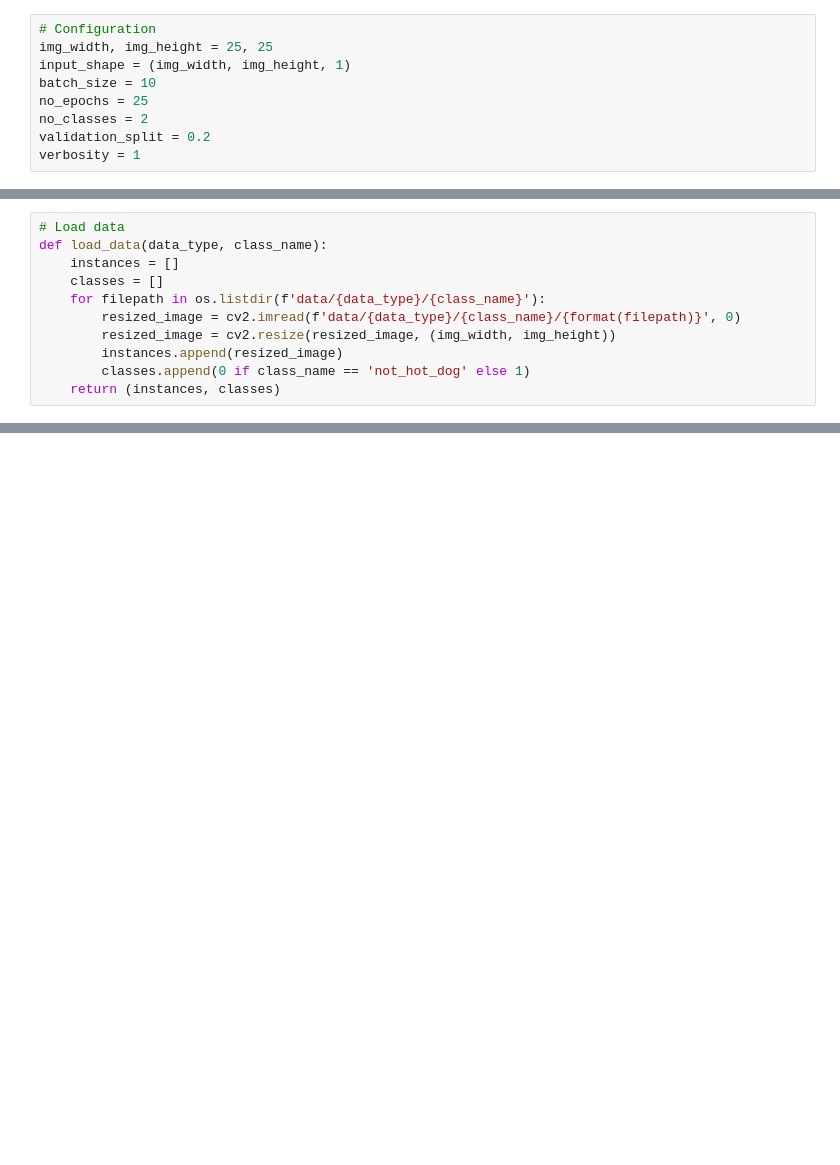
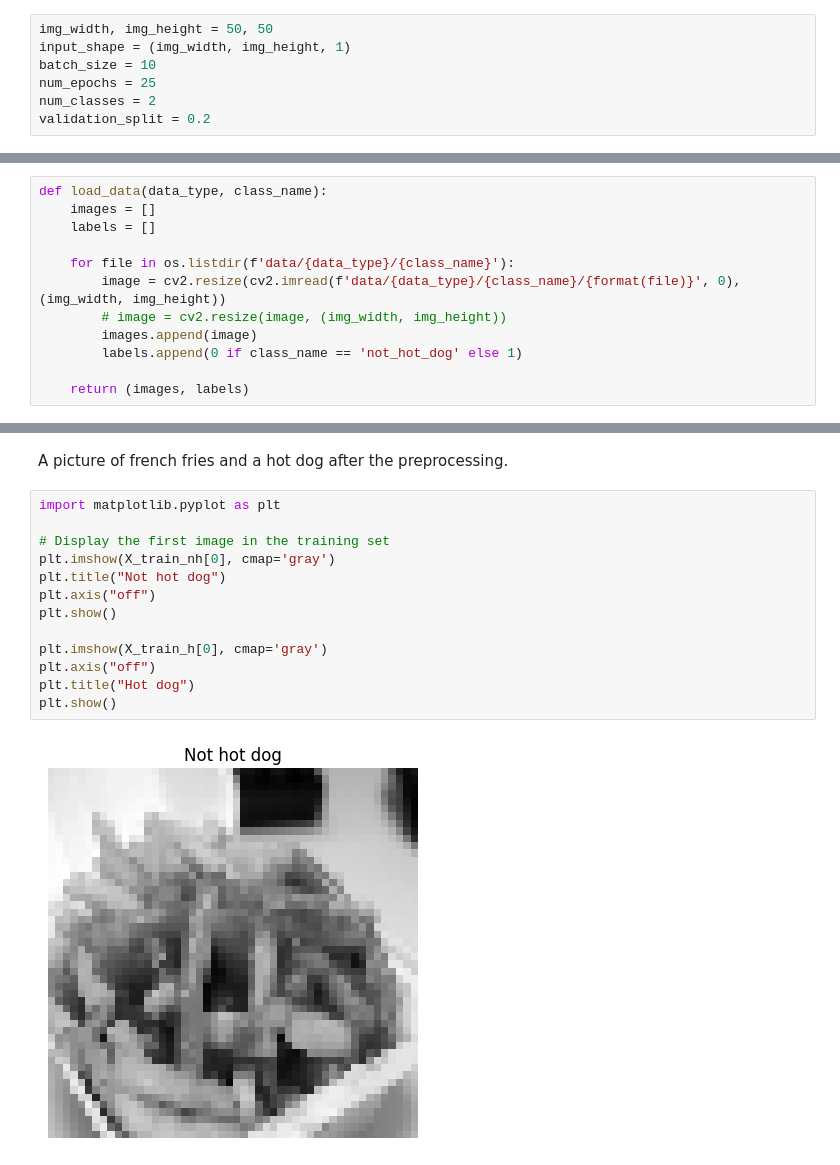
Before and after one commit to Arvonit/penguin_analysis, a Jupyter notebook: project.ipynb, the cells around one changed output, grey strips where cells are left out. Drawn from its saved outputs; the diff is of its cells as text; blank space fills up the shorter version.

```diff
--- a/project.ipynb
+++ b/project.ipynb
@@ -17,9 +27,7 @@ output_notebook()
 # %%
-# Configuration
-img_width, img_height = 25, 25
+img_width, img_height = 50, 50
 input_shape = (img_width, img_height, 1)
 batch_size = 10
-no_epochs = 25
-no_classes = 2
+num_epochs = 25
+num_classes = 2
 validation_split = 0.2
-verbosity = 1
@@ -26,11 +42,12 @@ verbosity = 1
 # %%
-# Load data
 def load_data(data_type, class_name):
-    instances = []
-    classes = []
-    for filepath in os.listdir(f'data/{data_type}/{class_name}'):
-        resized_image = cv2.imread(f'data/{data_type}/{class_name}/{format(filepath)}', 0)
-        resized_image = cv2.resize(resized_image, (img_width, img_height))
-        instances.append(resized_image)
-        classes.append(0 if class_name == 'not_hot_dog' else 1)
-    return (instances, classes)
+    images = []
+    labels = []
+
+    for file in os.listdir(f'data/{data_type}/{class_name}'):
+        image = cv2.resize(cv2.imread(f'data/{data_type}/{class_name}/{format(file)}', 0), (img_width, img_height))
+        # image = cv2.resize(image, (img_width, img_height))
+        images.append(image)
+        labels.append(0 if class_name == 'not_hot_dog' else 1)
+
+    return (images, labels)
@@ -36,0 +68,17 @@ def load_data(data_type, class_name):
+# %% [markdown]
+A picture of french fries and a hot dog after the preprocessing.
+# %%
+import matplotlib.pyplot as plt
+
+# Display the first image in the training set
+plt.imshow(X_train_nh[0], cmap='gray')
+plt.title("Not hot dog")
+plt.axis("off")
+plt.show()
+
+plt.imshow(X_train_h[0], cmap='gray')
+plt.axis("off")
+plt.title("Hot dog")
+plt.show()
+# %% [output]
+[figure, added]
```
Also changed, not shown: parts of 23 cells of this notebook.
